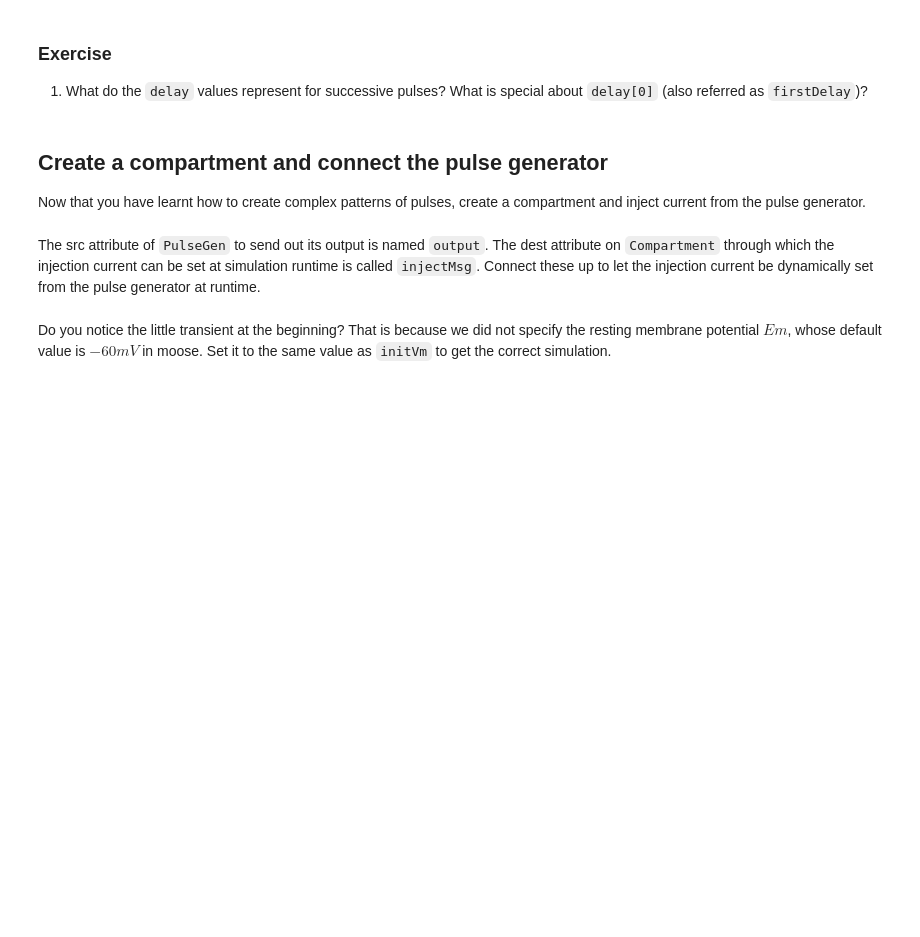
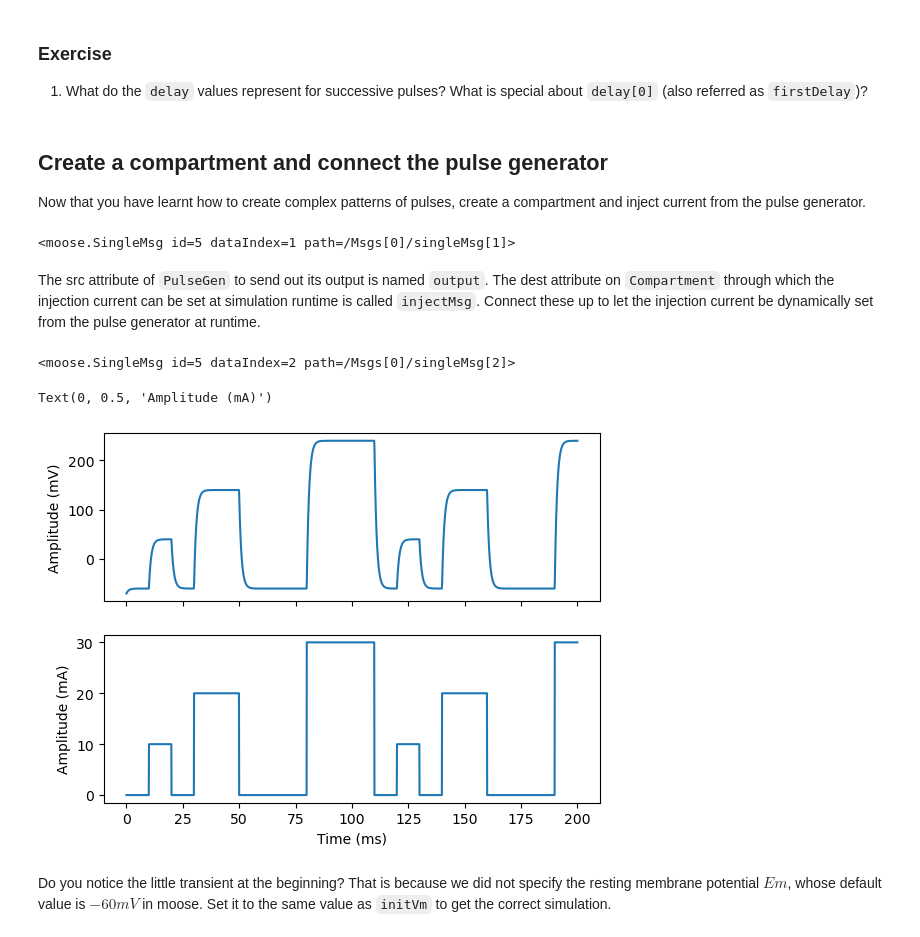
Before and after one commit to subhacom/moose-notebooks, a Jupyter notebook: More_complex_current_injection_protocol.ipynb, the cells around one changed output. Drawn from its saved outputs; the diff is of its cells as text; code cells hidden in the pictures; blank space fills up the shorter version.

```diff
--- a/More_complex_current_injection_protocol.ipynb
+++ b/More_complex_current_injection_protocol.ipynb
@@ -97,14 +123,18 @@ plt.ylabel('Amplitude (mA)')
 Now that you have learnt how to create complex patterns of pulses, create a compartment and inject current from the pulse generator.
 # %%
 # Create a compartment and connect a table to to record its Vm
-comp = mu.Compartment('/model/comp')
-vm_tab = mu.Table('/data/Vm')
-mu.connect(vm_tab, 'requestOut', comp, 'getVm')
+comp = moose.Compartment('/model/comp')
+vm_tab = moose.Table('/data/Vm')
+moose.connect(vm_tab, 'requestOut', comp, 'getVm')
+# %% [output]
+<moose.SingleMsg id=5 dataIndex=1 path=/Msgs[0]/singleMsg[1]>
 # %% [markdown]
 The src attribute of `PulseGen` to send out its output is named `output`. The dest attribute on `Compartment` through which the injection current can be set at simulation runtime is called `injectMsg`. Connect these up to let the injection current be dynamically set from the pulse generator at runtime.
 # %%
 # Connect the output of the pulse generator into the compartment's `injectMsg`
-mu.connect(pg, 'output', comp, 'injectMsg')
+moose.connect(pg, 'output', comp, 'injectMsg')
+# %% [output]
+<moose.SingleMsg id=5 dataIndex=2 path=/Msgs[0]/singleMsg[2]>
 # %%
 comp.Rm = 1e4
 comp.Cm = 1e-7
@@ -112,15 +142,18 @@ comp.initVm = -70e-3
 comp.Vm = comp.initVm
 # %%
 runtime = 200e-3
-mu.reinit()
-mu.start(runtime)
+moose.reinit()
+moose.start(runtime)
 fig, axes = plt.subplots(nrows=2, sharex='all')
 axes[0].plot(np.arange(len(vm_tab.vector)) * vm_tab.dt * 1e3, vm_tab.vector * 1e3)
 axes[0].set_ylabel('Amplitude (mV)')
 
 axes[1].plot(np.arange(len(pout.vector)) * pout.dt * 1e3, pout.vector * 1e6)
 axes[1].set_xlabel('Time (ms)')
 axes[1].set_ylabel('Amplitude (mA)')
+# %% [output]
+Text(0, 0.5, 'Amplitude (mA)')
+[figure, added]
 # %% [markdown]
 Do you notice the little transient at the beginning? That is because we did not specify the resting membrane potential $Em$, whose default value is $-60 mV$ in moose. Set it to the same value as `initVm` to get the correct simulation.
 # %%
```
Also changed, not shown: parts of 9 cells of this notebook, 6 other files.
